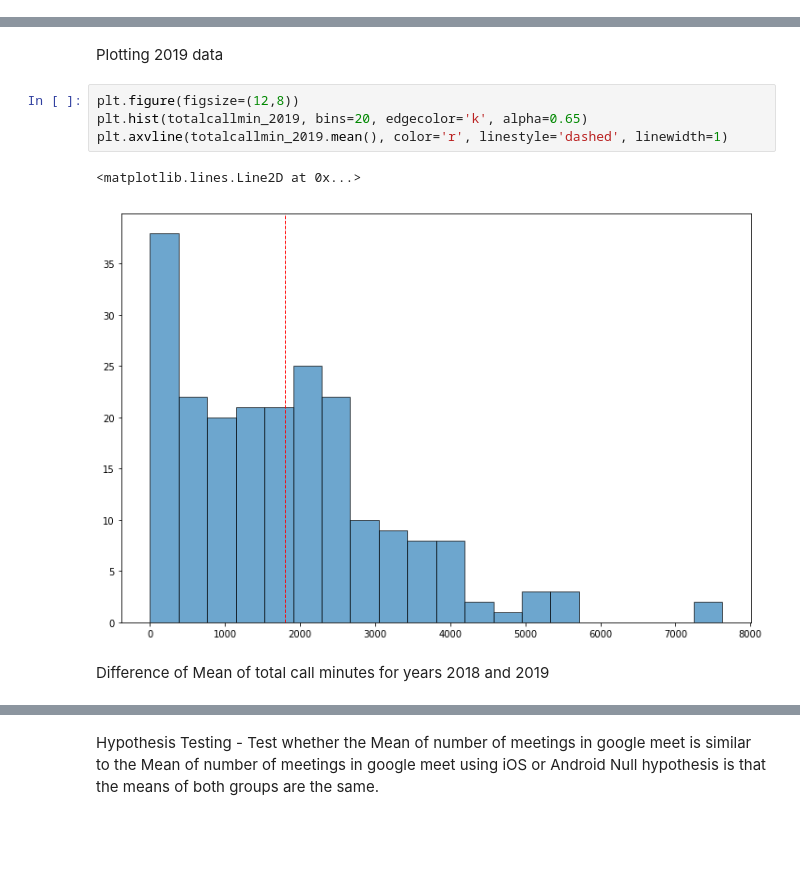
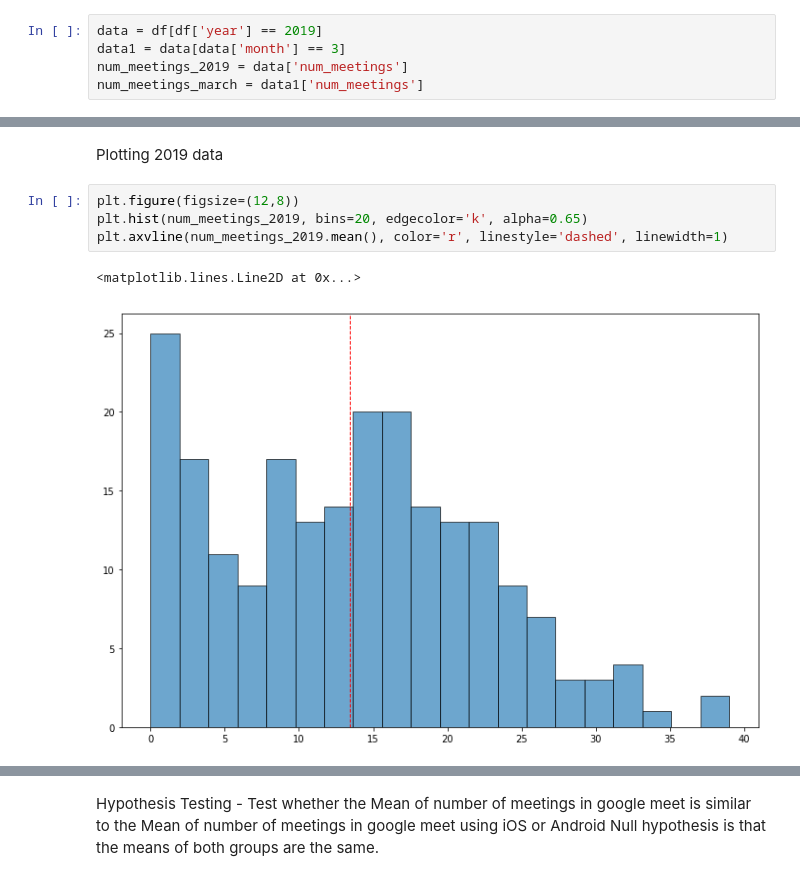
Before and after one commit to UNCG-CSE/G_Suite_Metrics, a Jupyter notebook: src/Anusha/Hypothesis Testing/Hypothesis testing_GoogleMeet_num_meetings.ipynb, the cells around one changed output, grey strips where cells are left out. Cells and saved outputs as stored; diff of their text form; blank space fills up the shorter version.

```diff
--- a/src/Anusha/Hypothesis testing_GoogleMeet_TotalCallMinutes.ipynb
+++ b/src/Anusha/Hypothesis Testing/Hypothesis testing_GoogleMeet_num_meetings.ipynb
@@ -29,0 +16,5 @@ plt.axvline(totalcallmin_2018.mean(), color='r', linestyle='dashed', linewidth=1
+# %%
+data = df[df['year'] == 2019]
+data1 = data[data['month'] == 3]
+num_meetings_2019 = data['num_meetings']
+num_meetings_march = data1['num_meetings']
@@ -31,10 +56,8 @@ plt.axvline(totalcallmin_2018.mean(), color='r', linestyle='dashed', linewidth=1
 Plotting 2019 data
 # %%
 plt.figure(figsize=(12,8))
-plt.hist(totalcallmin_2019, bins=20, edgecolor='k', alpha=0.65)
-plt.axvline(totalcallmin_2019.mean(), color='r', linestyle='dashed', linewidth=1)
+plt.hist(num_meetings_2019, bins=20, edgecolor='k', alpha=0.65)
+plt.axvline(num_meetings_2019.mean(), color='r', linestyle='dashed', linewidth=1)
 # %% [output]
 <matplotlib.lines.Line2D at 0x...>
-[figure, old version]
+[figure, new version]
-# %% [markdown]
-Difference of Mean of total call minutes for years 2018 and 2019
```
Also changed, not shown: parts of 15 cells of this notebook, 1 other file.
